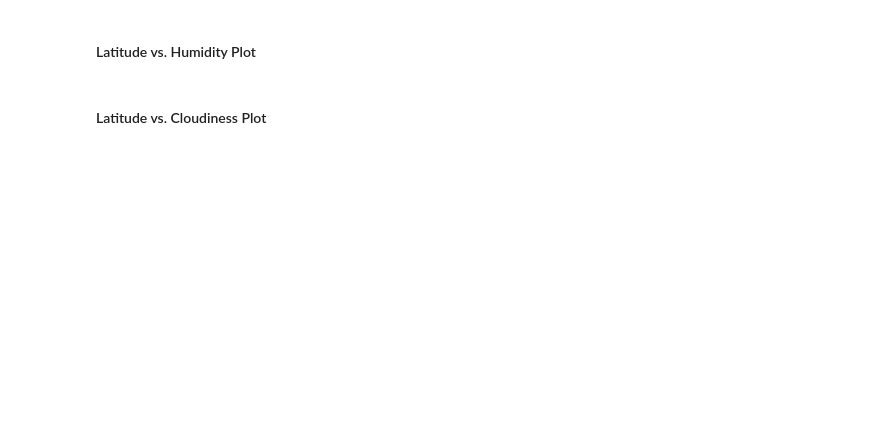
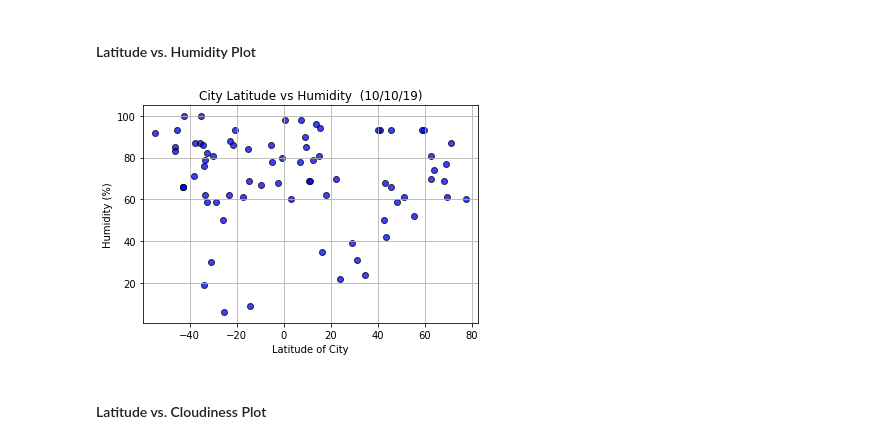
Before and after one commit to ErinMandell/python-api-challenge, a Jupyter notebook: Mandell-Weather2.ipynb, the cells around one changed output. Saved outputs shown, nothing was run; the diff lists cells and outputs as text; code cells hidden in the pictures; blank space fills up the shorter version.

```diff
--- a/Mandell-Weather2.ipynb
+++ b/Mandell-Weather2.ipynb
@@ -170,4 +198,21 @@ plt.show()
 # %% [markdown]
 #### Latitude vs. Humidity Plot
+# %%
+latitude=cities_df.loc[:, "Lat"]
+humidity=cities_df.loc[:, "Humidity"]
+
+plt.scatter(latitude, humidity, marker="o", facecolors="blue", edgecolors="black", alpha=.75)
+
+plt.xlim(min(cities_df["Lat"]-5), max(cities_df["Lat"]+5))
+plt.ylim(min(cities_df["Humidity"])-5, max(cities_df["Humidity"]+5))
+
+plt.title(f"City Latitude vs Humidity  ({weatherdate})")
+plt.xlabel("Latitude of City")
+plt.ylabel("Humidity (%)")
+plt.grid()
+plt.savefig('Humidity_vs_Lat')
+plt.show()
+# %% [output]
+[figure, added]
 # %% [markdown]
 #### Latitude vs. Cloudiness Plot
```
Also changed, not shown: parts of 10 cells of this notebook, 5 other files.
